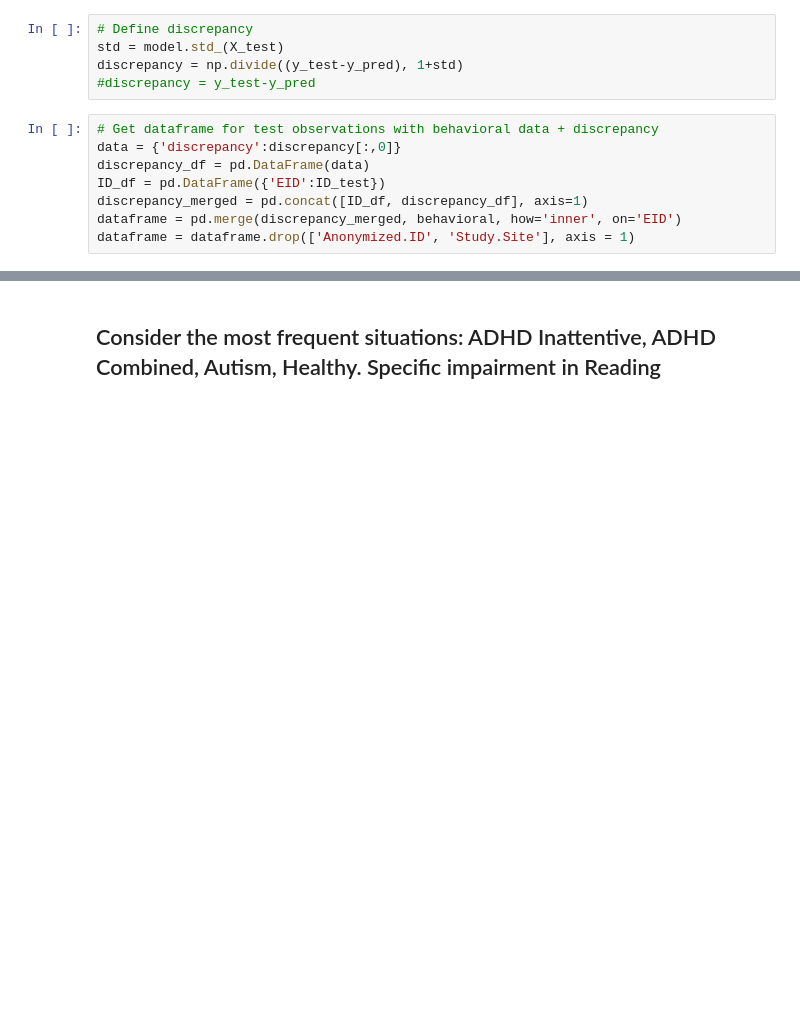
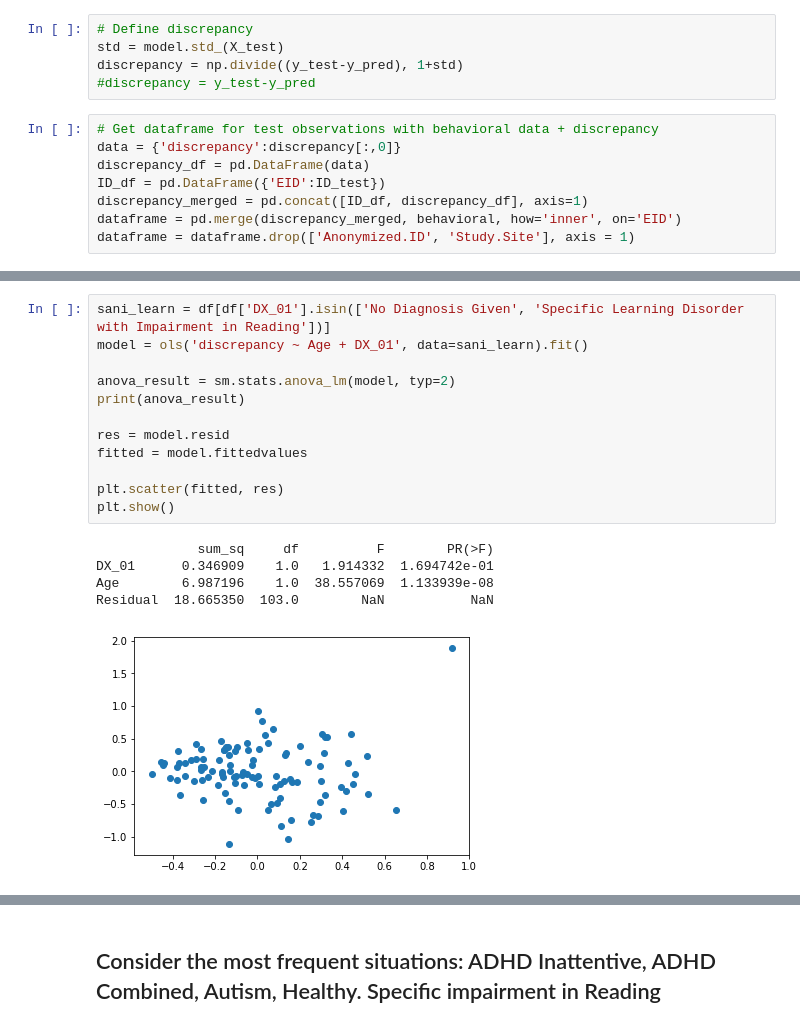
Before and after one commit to alestolfo/ds-lab, a Jupyter notebook: Age discrepancy (Exclude 4 major diseases from training set).ipynb, the cells around one changed output, grey strips where cells are left out. Drawn from its saved outputs; the diff is of its cells as text; blank space fills up the shorter version.

```diff
--- a/Age discrepancy (Exclude 4 major diseases from training set).ipynb
+++ b/Age discrepancy (Exclude 4 major diseases from training set).ipynb
@@ -185,0 +279,18 @@ Name: DX_01, dtype: int64
+# %%
+sani_learn = df[df['DX_01'].isin(['No Diagnosis Given', 'Specific Learning Disorder with Impairment in Reading'])]
+model = ols('discrepancy ~ Age + DX_01', data=sani_learn).fit()
+
+anova_result = sm.stats.anova_lm(model, typ=2)
+print(anova_result)
+
+res = model.resid
+fitted = model.fittedvalues
+
+plt.scatter(fitted, res)
+plt.show()
+# %% [output]
+             sum_sq     df          F        PR(>F)
+DX_01      0.346909    1.0   1.914332  1.694742e-01
+Age        6.987196    1.0  38.557069  1.133939e-08
+Residual  18.665350  103.0        NaN           NaN
+[figure, added]
```
Also changed, not shown: parts of 20 cells of this notebook, 3 other files.
